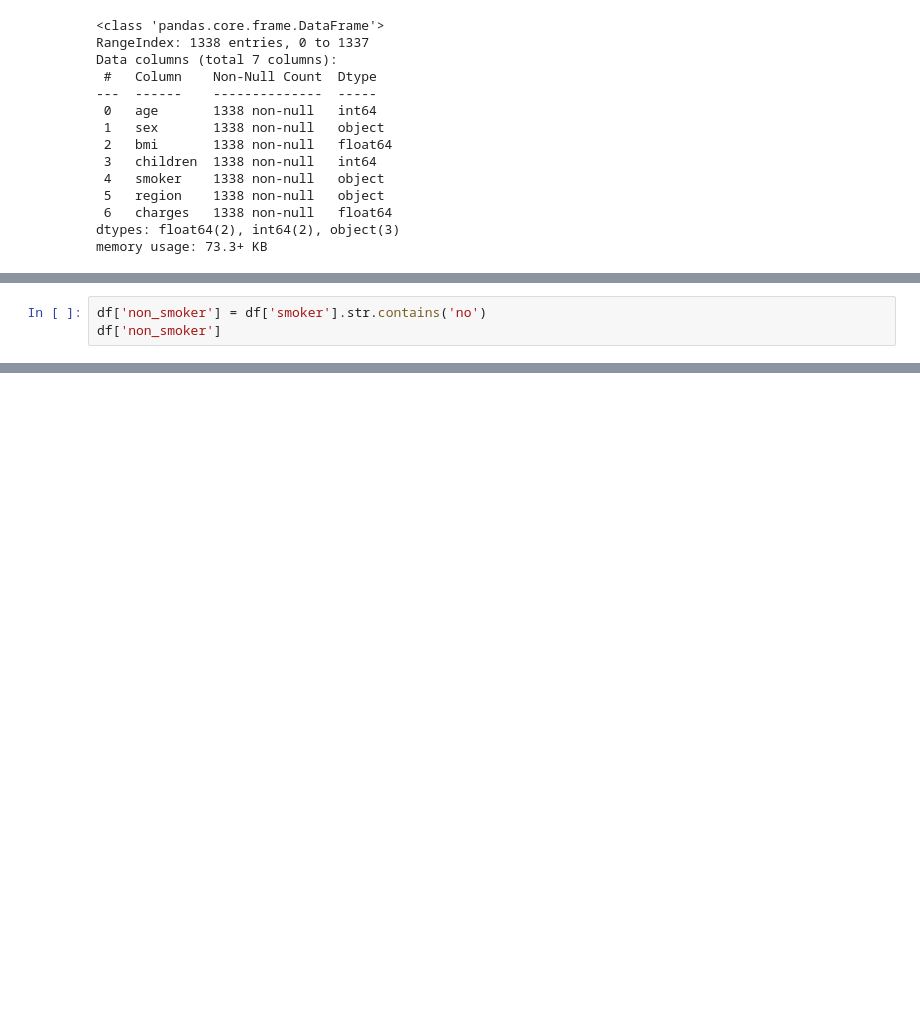
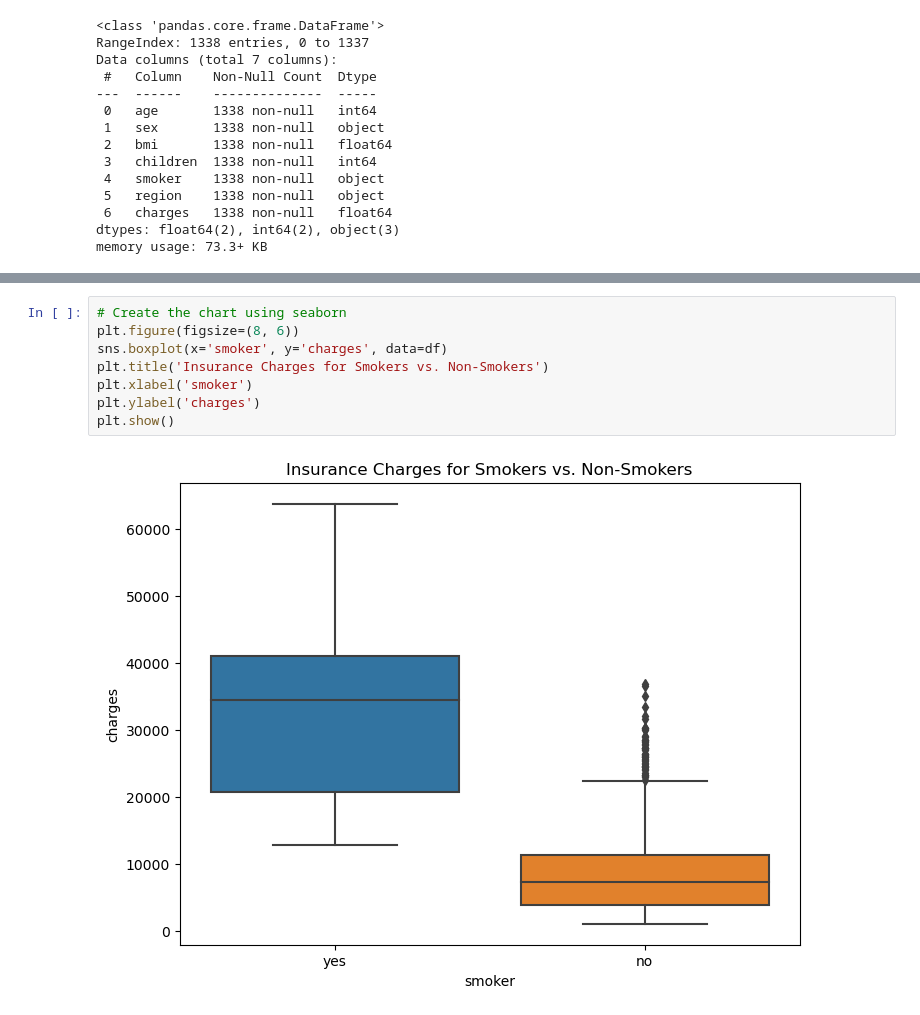
Before and after one commit to DPatt365/Hypothesis-Testing-with-Insurance-Data, a Jupyter notebook: Hypothesis Testing with Insurance Data (Core).ipynb, the cells around one changed output, grey strips where cells are left out. Cells and saved outputs as stored; diff of their text form; blank space fills up the shorter version.

```diff
--- a/Hypothesis Testing with Insurance Data (Core).ipynb
+++ b/Hypothesis Testing with Insurance Data (Core).ipynb
@@ -55,3 +36,0 @@ Name: smoker, dtype: int64
-# %%
-df['non_smoker'] = df['smoker'].str.contains('no')
-df['non_smoker']
@@ -267,0 +49,10 @@ Name: smoker, dtype: int64
+# %%
+# Create the chart using seaborn
+plt.figure(figsize=(8, 6))
+sns.boxplot(x='smoker', y='charges', data=df)
+plt.title('Insurance Charges for Smokers vs. Non-Smokers')
+plt.xlabel('smoker')
+plt.ylabel('charges')
+plt.show()
+# %% [output]
+[figure, added]
```
Also changed, not shown: parts of 57 cells of this notebook.
